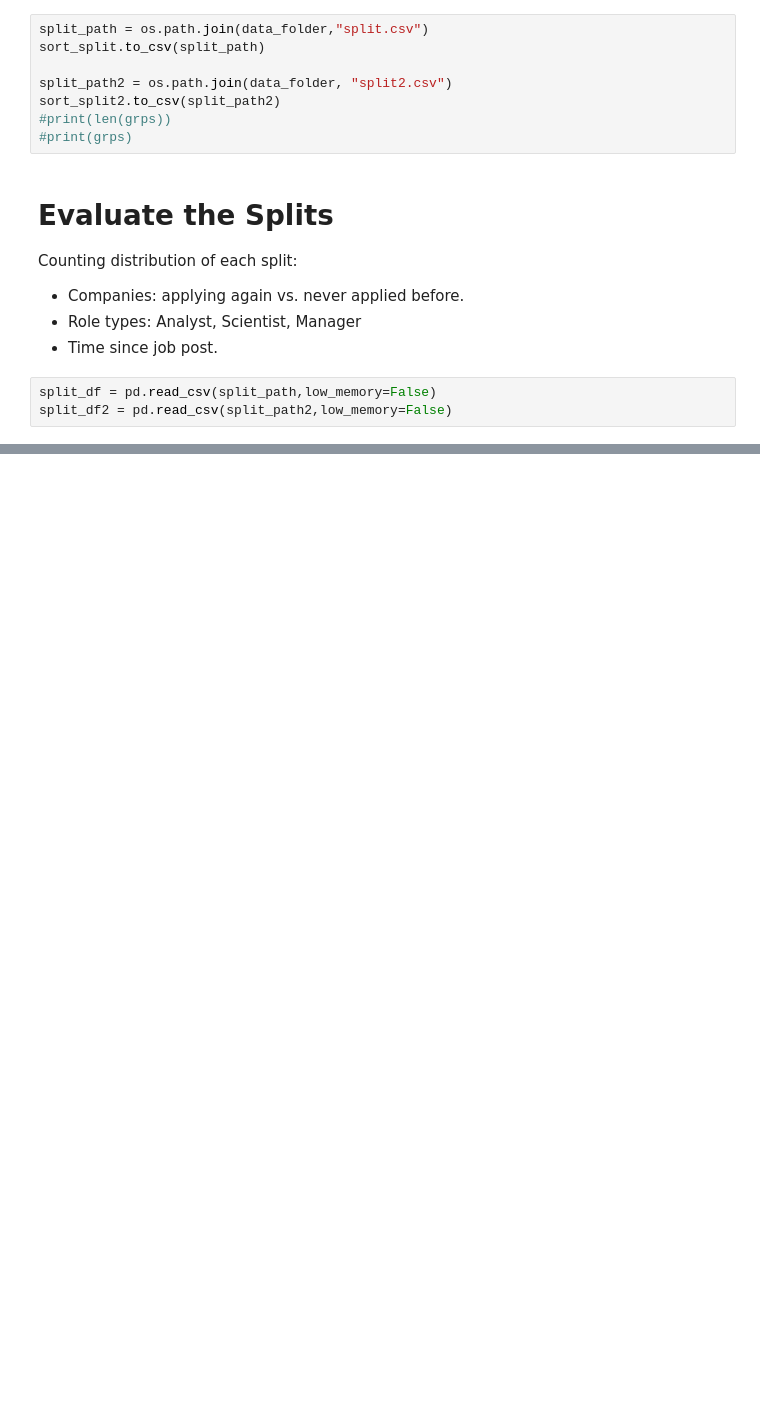
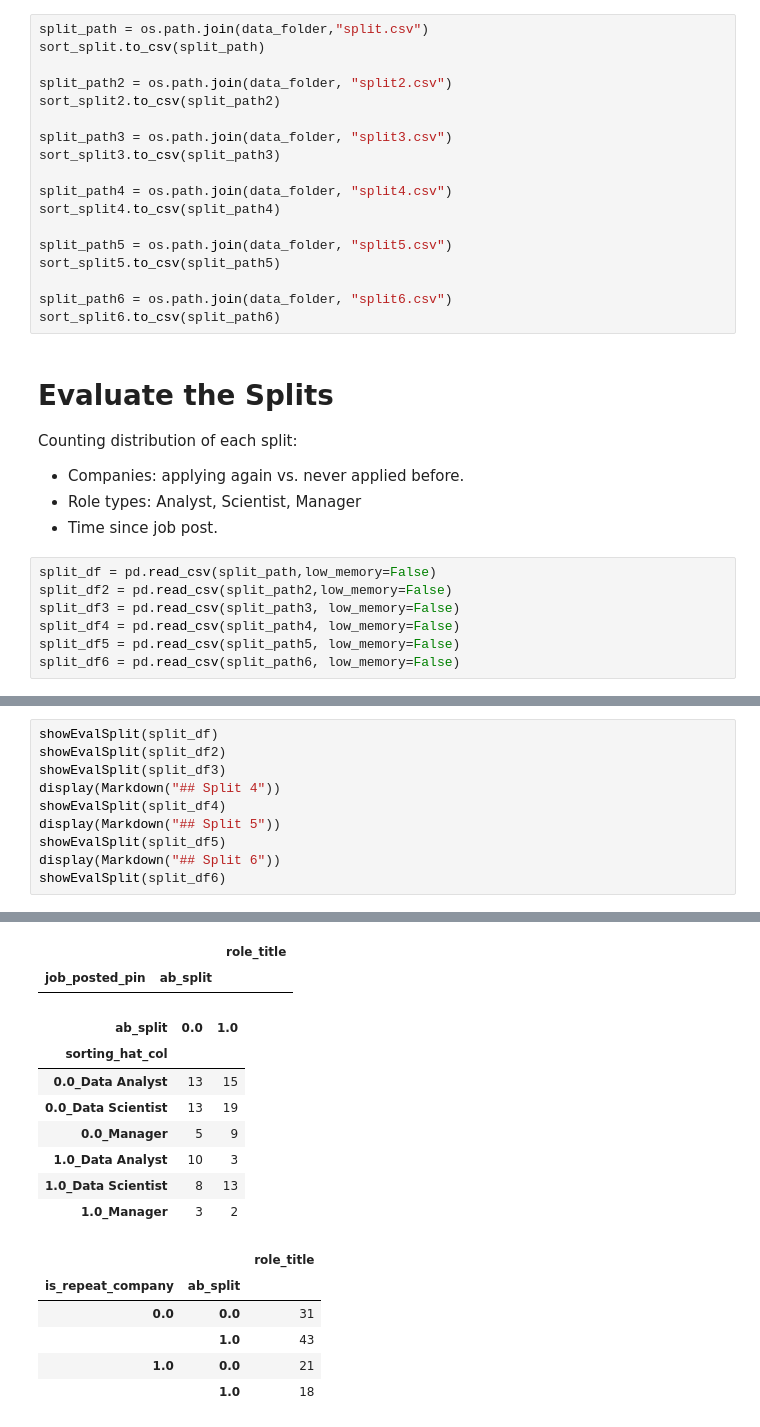
Before and after one commit to jeffreysanglin/resume_experiment, a Jupyter notebook: DataProcessing.ipynb, the cells around one changed output, grey strips where cells are left out. Cells and saved outputs as stored; diff of their text form; blank space fills up the shorter version.

```diff
--- a/DataProcessing.ipynb
+++ b/DataProcessing.ipynb
@@ -217,8 +243,18 @@ sort_split.to_csv(split_path)
 
 split_path2 = os.path.join(data_folder, "split2.csv")
 sort_split2.to_csv(split_path2)
-#print(len(grps))
-#print(grps)
+
+split_path3 = os.path.join(data_folder, "split3.csv")
+sort_split3.to_csv(split_path3)
+
+split_path4 = os.path.join(data_folder, "split4.csv")
+sort_split4.to_csv(split_path4)
+
+split_path5 = os.path.join(data_folder, "split5.csv")
+sort_split5.to_csv(split_path5)
+
+split_path6 = os.path.join(data_folder, "split6.csv")
+sort_split6.to_csv(split_path6)
 # %% [markdown]
 # Evaluate the Splits
 Counting distribution of each split:
@@ -228,6 +264,10 @@ Counting distribution of each split:
 # %%
 split_df = pd.read_csv(split_path,low_memory=False)
 split_df2 = pd.read_csv(split_path2,low_memory=False)
+split_df3 = pd.read_csv(split_path3, low_memory=False)
+split_df4 = pd.read_csv(split_path4, low_memory=False)
+split_df5 = pd.read_csv(split_path5, low_memory=False)
+split_df6 = pd.read_csv(split_path6, low_memory=False)
 # %%
 def evalSplit(data, split_col):
     df = data.filter([split_col,'role_title','ab_split']).groupby([split_col, 'ab_split']).count()
@@ -308,0 +289,11 @@ showEvalSplit(split_df2)
+# %%
+showEvalSplit(split_df)
+showEvalSplit(split_df2)
+showEvalSplit(split_df3)
+display(Markdown("## Split 4"))
+showEvalSplit(split_df4)
+display(Markdown("## Split 5"))
+showEvalSplit(split_df5)
+display(Markdown("## Split 6"))
+showEvalSplit(split_df6)
+# %% [output]
@@ -308,0 +354,16 @@ showEvalSplit(split_df2)
+|  |  | role_title |
+| job_posted_pin | ab_split |  |
+| ab_split | 0.0 | 1.0 |
+| sorting_hat_col |  |  |
+| 0.0_Data Analyst | 13 | 15 |
+| 0.0_Data Scientist | 13 | 19 |
+| 0.0_Manager | 5 | 9 |
+| 1.0_Data Analyst | 10 | 3 |
+| 1.0_Data Scientist | 8 | 13 |
+| 1.0_Manager | 3 | 2 |
+|  |  | role_title |
+| is_repeat_company | ab_split |  |
+| 0.0 | 0.0 | 31 |
+|  | 1.0 | 43 |
+| 1.0 | 0.0 | 21 |
+|  | 1.0 | 18 |
```
Also changed, not shown: parts of 5 cells of this notebook, 1 other file.
